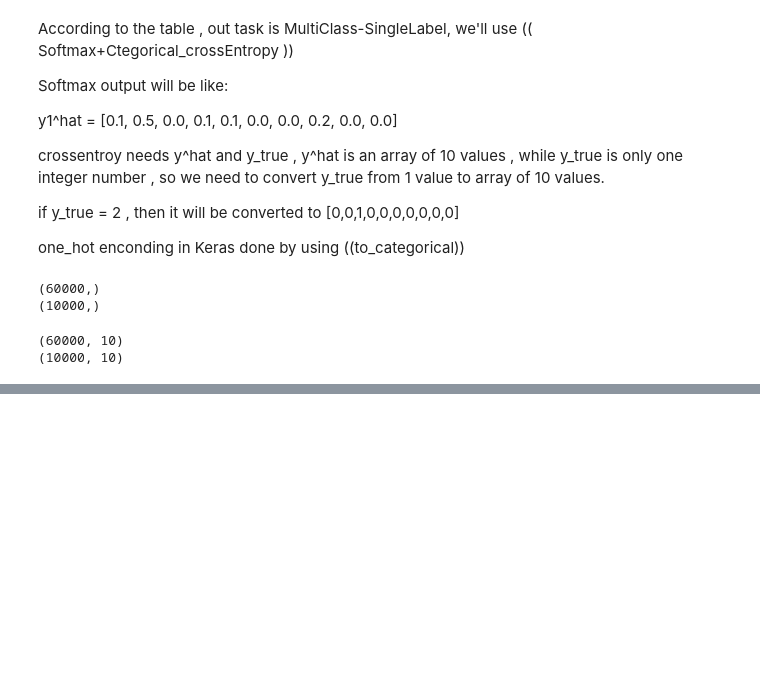
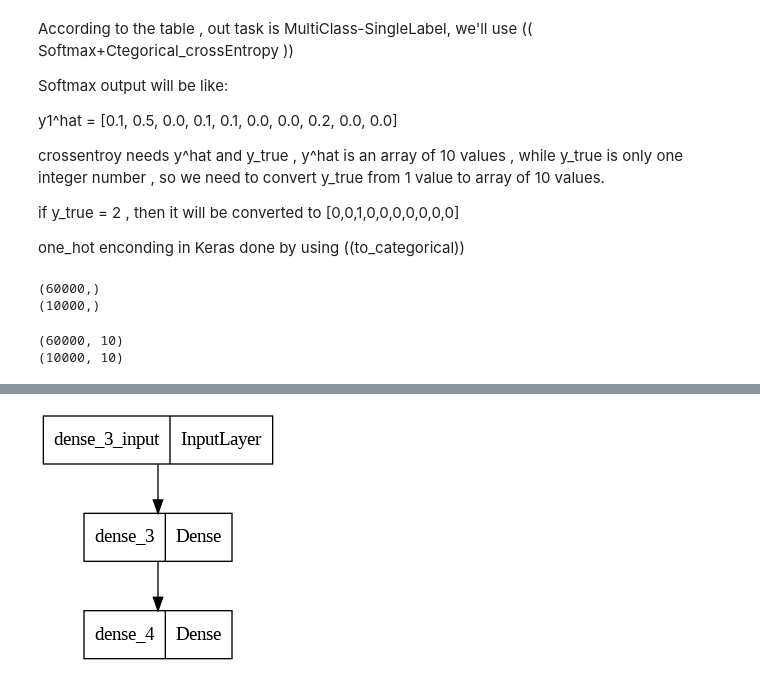
Before and after one commit to HagarIbrahiem/Learning_purposes, a Jupyter notebook: DL_1_Hello_World_.ipynb, the cells around one changed output, grey strips where cells are left out. Saved outputs shown, nothing was run; the diff lists cells and outputs as text; code cells hidden in the pictures; blank space fills up the shorter version.

```diff
--- a/DL_1_Hello_World_.ipynb
+++ b/DL_1_Hello_World_.ipynb
@@ -182,0 +168,5 @@ np.argmax(network.predict( img.reshape(1,-1)))
+# %%
+network2 = models.Sequential()
+# network.add( layers.Dense( 10  , activation = 'softmax' , input_shape=(28*28,) ))
+network2.add( layers.Dense( 512  , activation = 'relu' , input_shape=(28*28,) ))    ## output of this lyaer is 512 hidden unit (optional), act as a feature extraction part , (784 input pixel + 1 bias )*512=401920
+network2.add( layers.Dense( 10  , activation = 'softmax' ))
@@ -182,0 +189,6 @@ np.argmax(network.predict( img.reshape(1,-1)))
+# %%
+from tensorflow.keras.utils import plot_model
+plot_model(network2)
+## input layer -> hidden layer -> output layer
+# %% [output]
+[figure, added]
```
Also changed, not shown: parts of 28 cells of this notebook.
